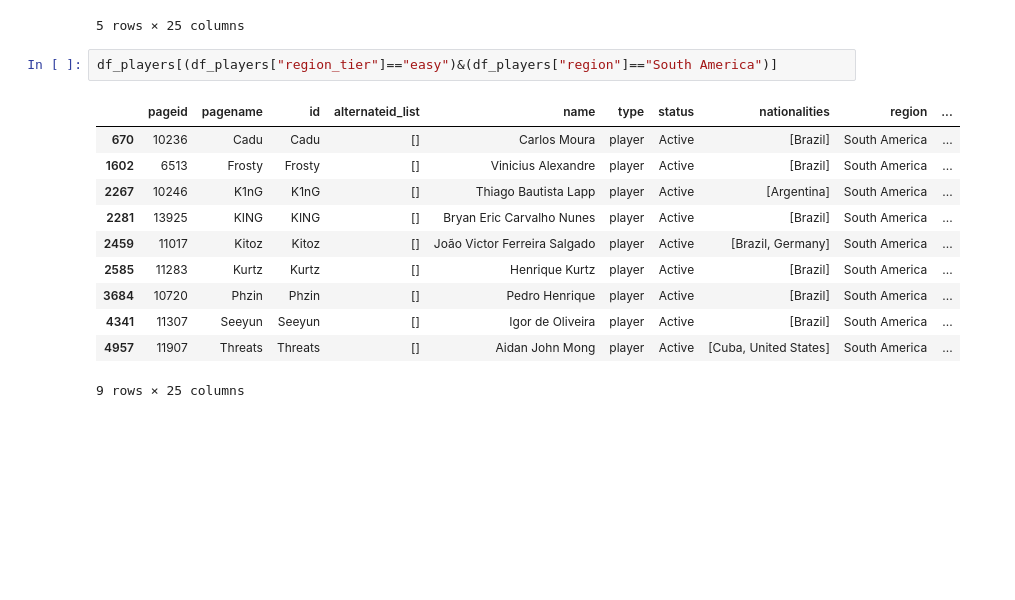
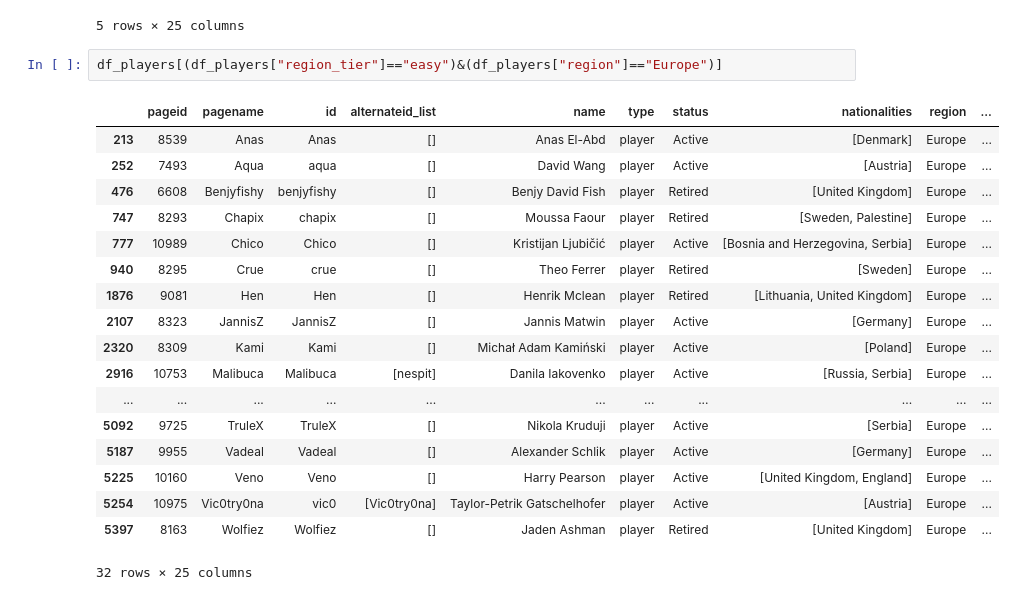
Before and after one commit to KonchakivskyiDanylo/Chill, a Jupyter notebook: players_optimize.ipynb, the cells around one changed output. Drawn from its saved outputs; the diff is of its cells as text; blank space fills up the shorter version.

Commit message:
Normalize player regions, update earnings columns, and refine tier rankings.

```diff
--- a/players_optimize.ipynb
+++ b/players_optimize.ipynb
@@ -494,16 +509,23 @@ df_players.head()
 | 4 | 28922 | 1Saud | 1Saud | [] | NaN | player | Active | [Saudi Arabia] | Middle East | ... |
 5 rows × 25 columns
 # %%
-df_players[(df_players["region_tier"]=="easy")&(df_players["region"]=="South America")]
+df_players[(df_players["region_tier"]=="easy")&(df_players["region"]=="Europe")]
 # %% [output]
 |  | pageid | pagename | id | alternateid_list | name | type | status | nationalities | region | ... |
-| 670 | 10236 | Cadu | Cadu | [] | Carlos Moura | player | Active | [Brazil] | South America | ... |
-| 1602 | 6513 | Frosty | Frosty | [] | Vinicius Alexandre | player | Active | [Brazil] | South America | ... |
-| 2267 | 10246 | K1nG | K1nG | [] | Thiago Bautista Lapp | player | Active | [Argentina] | South America | ... |
-| 2281 | 13925 | KING | KING | [] | Bryan Eric Carvalho Nunes | player | Active | [Brazil] | South America | ... |
-| 2459 | 11017 | Kitoz | Kitoz | [] | João Victor Ferreira Salgado | player | Active | [Brazil, Germany] | South America | ... |
-| 2585 | 11283 | Kurtz | Kurtz | [] | Henrique Kurtz | player | Active | [Brazil] | South America | ... |
-| 3684 | 10720 | Phzin | Phzin | [] | Pedro Henrique | player | Active | [Brazil] | South America | ... |
-| 4341 | 11307 | Seeyun | Seeyun | [] | Igor de Oliveira | player | Active | [Brazil] | South America | ... |
-| 4957 | 11907 | Threats | Threats | [] | Aidan John Mong | player | Active | [Cuba, United States] | South America | ... |
+| 213 | 8539 | Anas | Anas | [] | Anas El-Abd | player | Active | [Denmark] | Europe | ... |
+| 252 | 7493 | Aqua | aqua | [] | David Wang | player | Active | [Austria] | Europe | ... |
+| 476 | 6608 | Benjyfishy | benjyfishy | [] | Benjy David Fish | player | Retired | [United Kingdom] | Europe | ... |
+| 747 | 8293 | Chapix | chapix | [] | Moussa Faour | player | Retired | [Sweden, Palestine] | Europe | ... |
+| 777 | 10989 | Chico | Chico | [] | Kristijan Ljubičić | player | Active | [Bosnia and Herzegovina, Serbia] | Europe | ... |
+| 940 | 8295 | Crue | crue | [] | Theo Ferrer | player | Retired | [Sweden] | Europe | ... |
+| 1876 | 9081 | Hen | Hen | [] | Henrik Mclean | player | Retired | [Lithuania, United Kingdom] | Europe | ... |
+| 2107 | 8323 | JannisZ | JannisZ | [] | Jannis Matwin | player | Active | [Germany] | Europe | ... |
+| 2320 | 8309 | Kami | Kami | [] | Michał Adam Kamiński | player | Active | [Poland] | Europe | ... |
+| 2916 | 10753 | Malibuca | Malibuca | [nespit] | Danila Iakovenko | player | Active | [Russia, Serbia] | Europe | ... |
+| ... | ... | ... | ... | ... | ... | ... | ... | ... | ... | ... |
+| 5092 | 9725 | TruleX | TruleX | [] | Nikola Kruduji | player | Active | [Serbia] | Europe | ... |
+| 5187 | 9955 | Vadeal | Vadeal | [] | Alexander Schlik | player | Active | [Germany] | Europe | ... |
+| 5225 | 10160 | Veno | Veno | [] | Harry Pearson | player | Active | [United Kingdom, England] | Europe | ... |
+| 5254 | 10975 | Vic0try0na | vic0 | [Vic0try0na] | Taylor-Petrik Gatschelhofer | player | Active | [Austria] | Europe | ... |
+| 5397 | 8163 | Wolfiez | Wolfiez | [] | Jaden Ashman | player | Retired | [United Kingdom] | Europe | ... |
-9 rows × 25 columns
+32 rows × 25 columns
```
Also changed, not shown: parts of 24 cells of this notebook.
